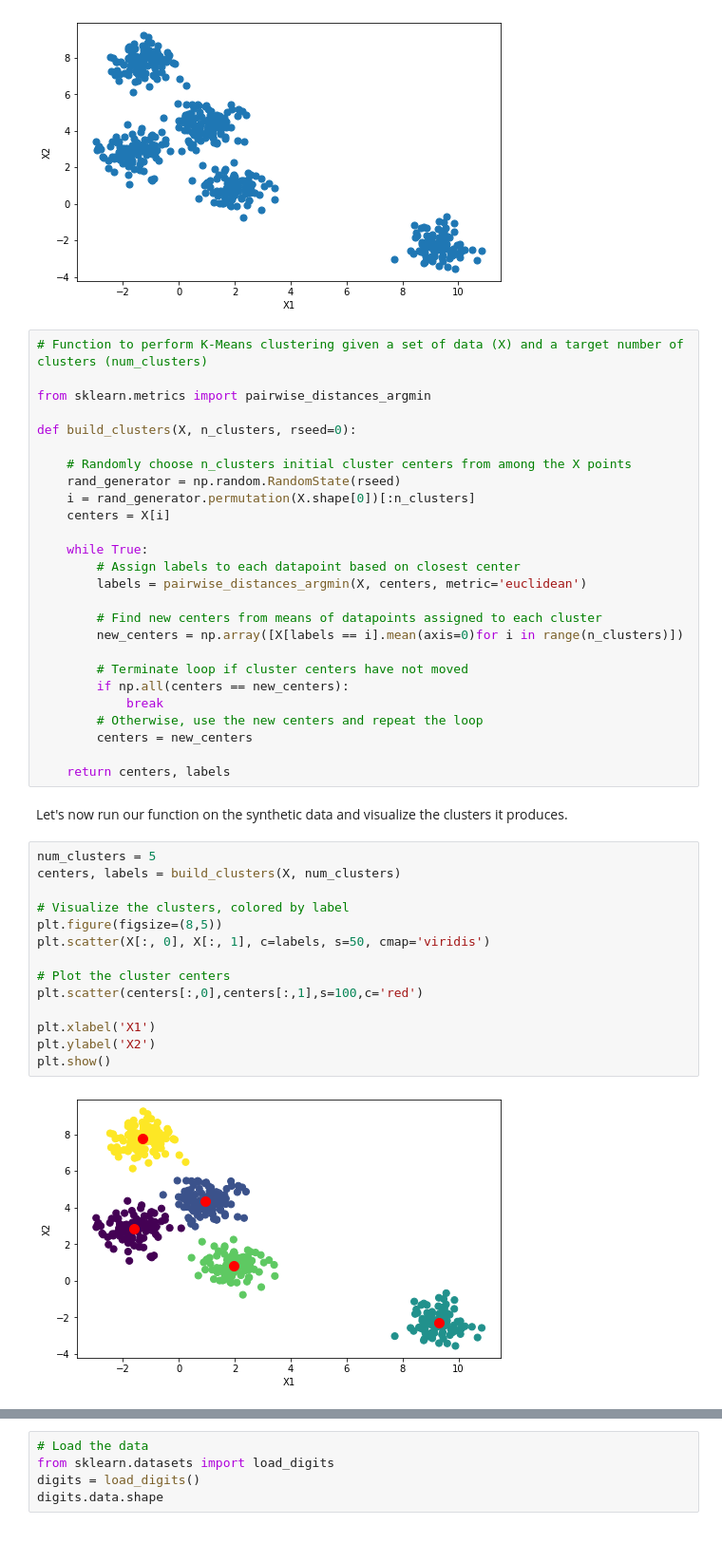
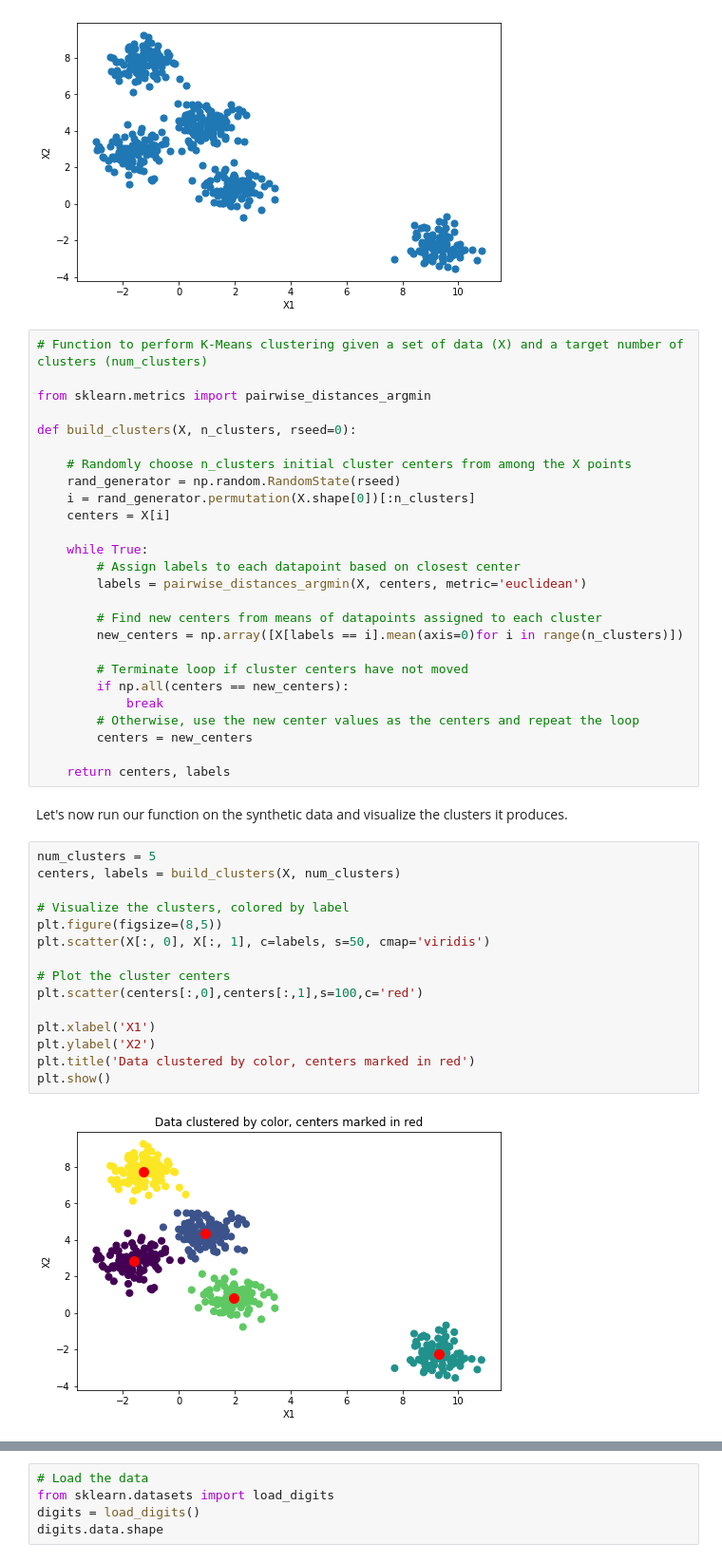
Before and after one commit to summercomputinginstitute/demo_notebooks, a Jupyter notebook: day_10/clustering.ipynb, the cells around one changed output, grey strips where cells are left out. Shown at 95% size. Cells and saved outputs as stored; diff of their text form.

```diff
--- a/day_10/clustering.ipynb
+++ b/day_10/clustering.ipynb
@@ -46,7 +46,7 @@ def build_clusters(X, n_clusters, rseed=0):
         # Terminate loop if cluster centers have not moved
         if np.all(centers == new_centers):
             break
-        # Otherwise, use the new centers and repeat the loop
+        # Otherwise, use the new center values as the centers and repeat the loop
         centers = new_centers
 
     return centers, labels
@@ -55,16 +55,17 @@ Let's now run our function on the synthetic data and visualize the clusters it p
 # %%
 num_clusters = 5
 centers, labels = build_clusters(X, num_clusters)
 
 # Visualize the clusters, colored by label
 plt.figure(figsize=(8,5))
 plt.scatter(X[:, 0], X[:, 1], c=labels, s=50, cmap='viridis')
 
 # Plot the cluster centers
 plt.scatter(centers[:,0],centers[:,1],s=100,c='red')
 
 plt.xlabel('X1')
 plt.ylabel('X2')
+plt.title('Data clustered by color, centers marked in red')
 plt.show()
 # %% [output]
-[figure, old version]
+[figure, new version]
```
Also changed, not shown: parts of 4 cells of this notebook, 9 other files.
